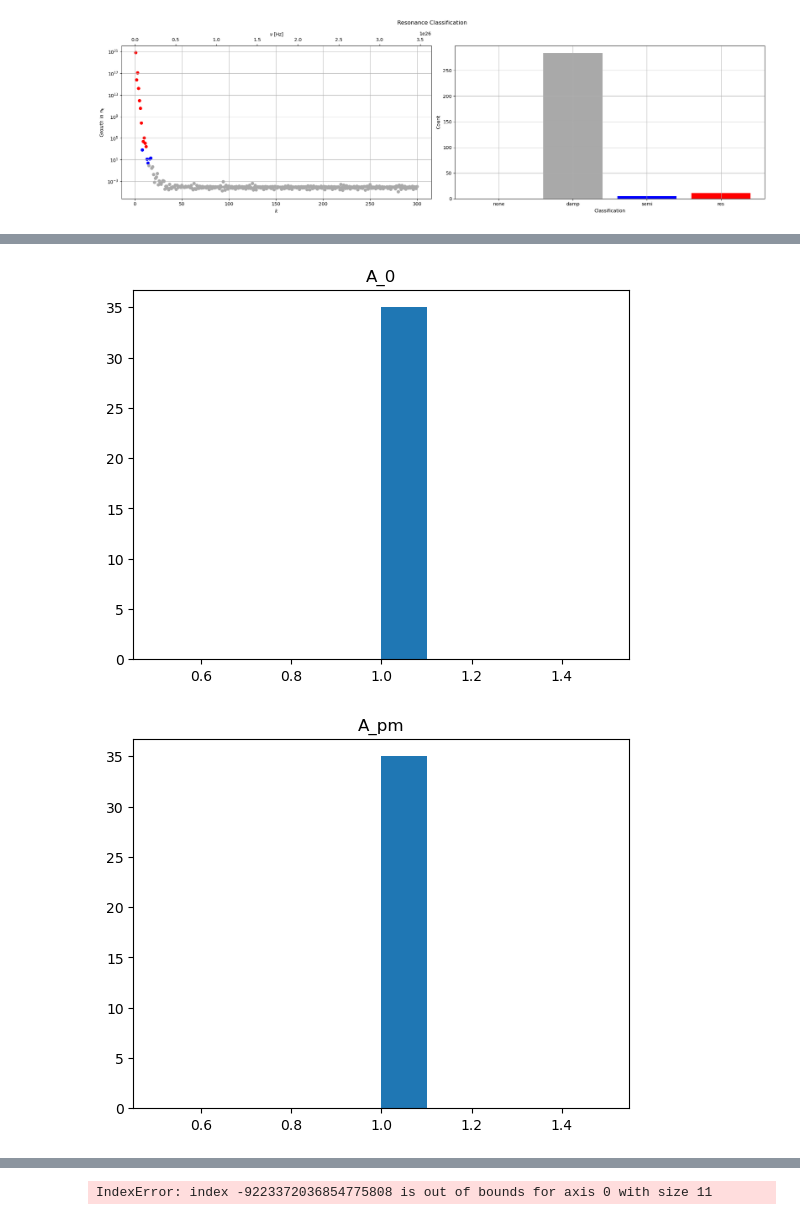
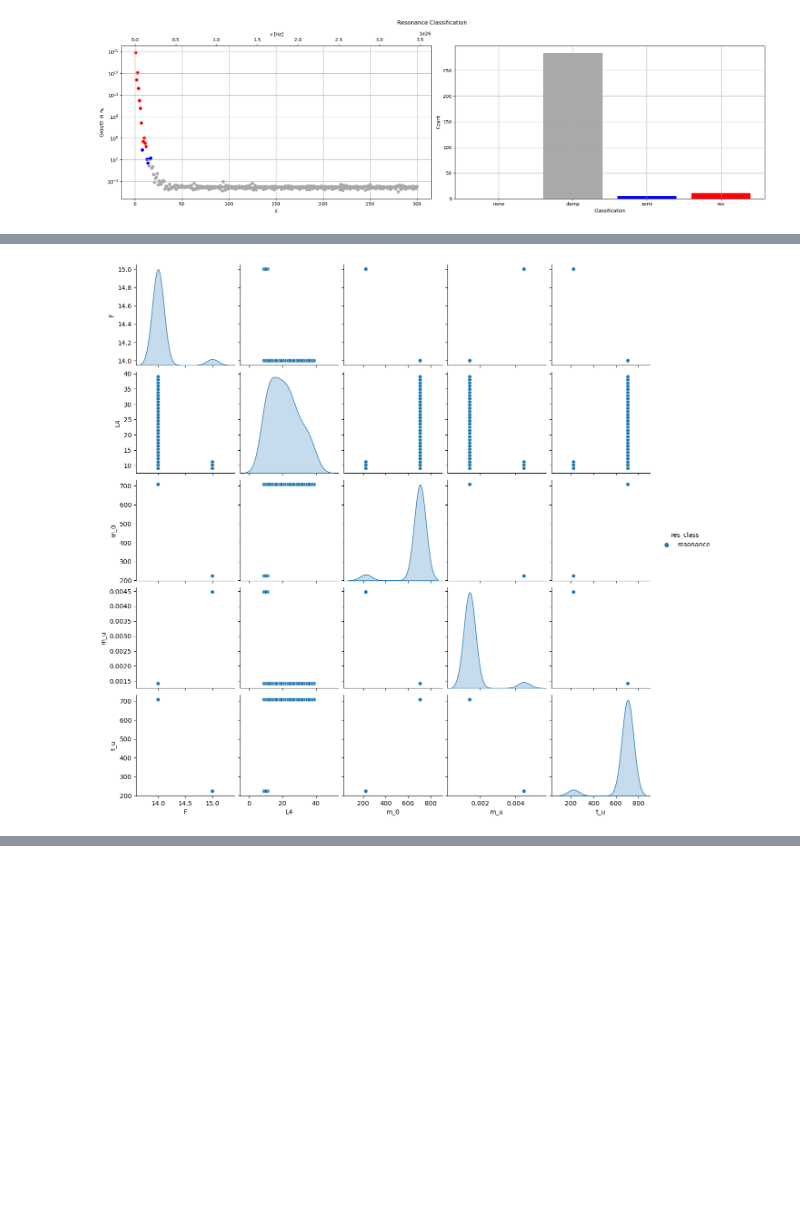
Before and after one commit to LoaneShark/pyAxiverse, a Jupyter notebook: param-analysis.ipynb, the cells around one changed output, grey strips where cells are left out. Cells and saved outputs as stored; diff of their text form; code cells hidden in the pictures; blank space fills up the shorter version.

Commit message:
data postprocessing and visualization progress

```diff
--- a/param-analysis.ipynb
+++ b/param-analysis.ipynb
@@ -618,18 +677,60 @@ max               NaN               NaN
 -----------------------------------------------------------------
 # %%
 ## Visualization
-# Histograms
-for column in corr_df.columns:
-    plt.hist(corr_df[column])
-    plt.title(column)
+show_histograms = False
+show_pairplot   = True
+show_heatmap    = False
+
+log_params  = ['p_0','p_t','F','L3','L4','m_q']
+dict_params = []
+
+# Filter out data relevant to plotting
+filter_nonunique = True
+rescale_logparams = True
+infs_to_nans = True
+plot_data = corr_df.copy()
+if infs_to_nans:
+    plot_data.replace([np.inf, -np.inf], np.nan, inplace=True)
+for col in plot_data.columns:
+    if rescale_logparams and col in log_params:
+            plot_data[col] = np.log10(plot_data[col])
+    if filter_nonunique:
+        if len(plot_data[col].unique()) <= 1 and col != 'res_class':
+            plot_data.drop(col,inplace=True,axis=1)
+
+# TODO/WIP: Histograms
+# TODO: Stacked plots with color code for resonance status?
+if show_histograms:
+    for column in plot_data.columns:
+        #print(plot_data[column])
+        x = plot_data[column]
+        if column in log_params:
+            title = 'log %s' % column
+        else:
+            title = '%s' % column
+        plt.hist(x,bins='auto')
+        plt.xlabel(title)
+        plt.ylabel('N')
+        plt.show()
+
+# TODO: Scatter plots?
+
+# TODO/WIP: Pairplots
+#           WARNING: Takes a long time / lots of space if large numbers are not properly rescaled
+if show_pairplot:
+    # temp fix for seaborn version
+    import warnings
+    warnings.filterwarnings('ignore')
+    # kind = 'kde', 'scatter', 'hist', or 'reg'
+    hue_order = ['res_class']
+    palette = {'resonance': 'red', 'semi': 'blue', 'none': 'grey', 'damp': 'grey'}
+    sns.pairplot(plot_data, dropna=True, kind='scatter', hue='res_class')
+
+# TODO: Heatmap for correlation matrix
+if show_heatmap:
+    sns.heatmap(correlation_matrix, annot=True)
+
+if np.any([show_histograms, show_pairplot, show_heatmap]):
     plt.show()
-
-# Scatter plots
-sns.pairplot(corr_df)
-
-# Heatmap for correlation matrix
-sns.heatmap(correlation_matrix, annot=True)
-plt.show()
 # %% [output]
-[figure, old version]
+[figure, new version]
-[figure, removed]
@@ -638 +736,0 @@ plt.show()
-IndexError: index -9223372036854775808 is out of bounds for axis 0 with size 11
```
Also changed, not shown: parts of 7 cells of this notebook, 1 other file.
